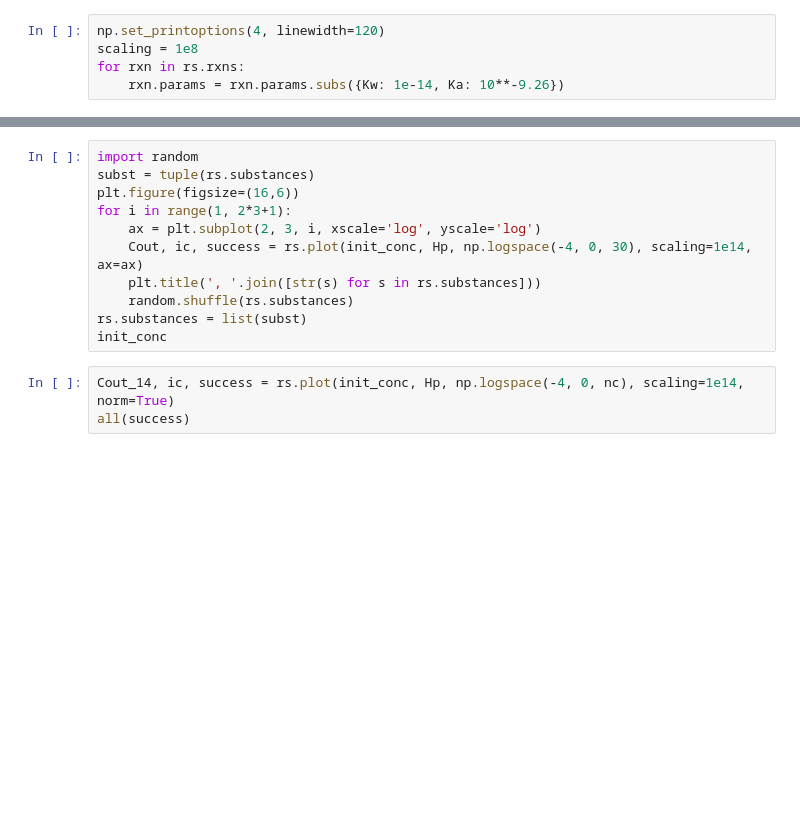
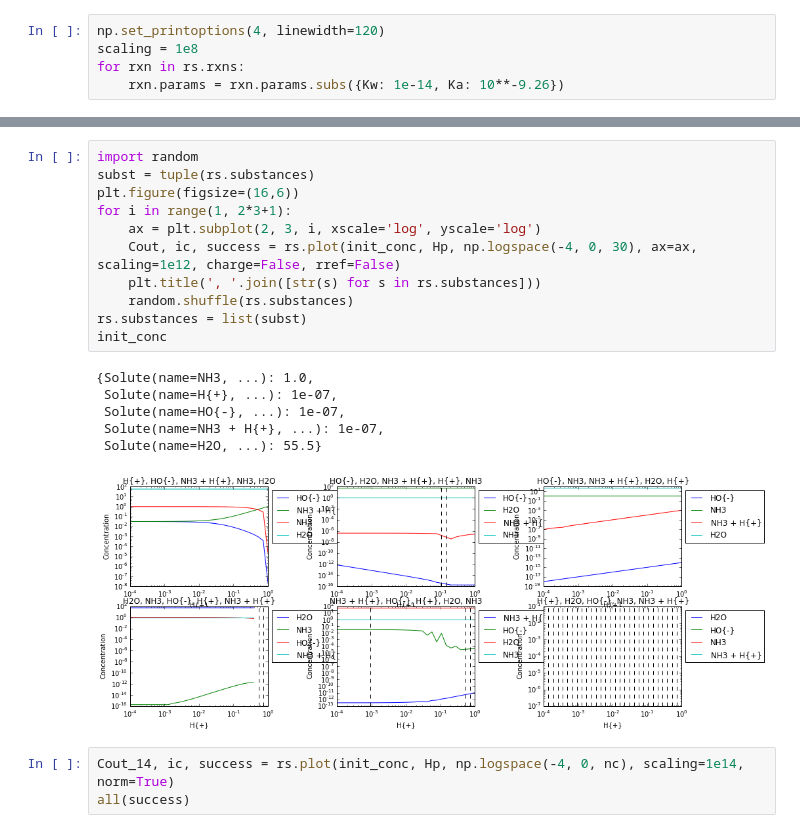
Before and after one commit to bjodah/chempy, a Jupyter notebook: examples/Ammonia.ipynb, the cells around one changed output, grey strips where cells are left out. Saved outputs shown, nothing was run; the diff lists cells and outputs as text; blank space fills up the shorter version.

```diff
--- a/examples/Ammonia.ipynb
+++ b/examples/Ammonia.ipynb
@@ -141,14 +260,21 @@ all(success)
 # %%
 import random
 subst = tuple(rs.substances)
 plt.figure(figsize=(16,6))
 for i in range(1, 2*3+1):
     ax = plt.subplot(2, 3, i, xscale='log', yscale='log')
-    Cout, ic, success = rs.plot(init_conc, Hp, np.logspace(-4, 0, 30), scaling=1e14, ax=ax)
+    Cout, ic, success = rs.plot(init_conc, Hp, np.logspace(-4, 0, 30), ax=ax, scaling=1e12, charge=False, rref=False)
     plt.title(', '.join([str(s) for s in rs.substances]))
     random.shuffle(rs.substances)
 rs.substances = list(subst)
 init_conc
+# %% [output]
+{Solute(name=NH3, ...): 1.0,
+ Solute(name=H{+}, ...): 1e-07,
+ Solute(name=HO{-}, ...): 1e-07,
+ Solute(name=NH3 + H{+}, ...): 1e-07,
+ Solute(name=H2O, ...): 55.5}
+[figure, added]
 # %%
 Cout_14, ic, success = rs.plot(init_conc, Hp, np.logspace(-4, 0, nc), scaling=1e14, norm=True)
 all(success)
```
Also changed, not shown: parts of 28 cells of this notebook, 2 other files.
